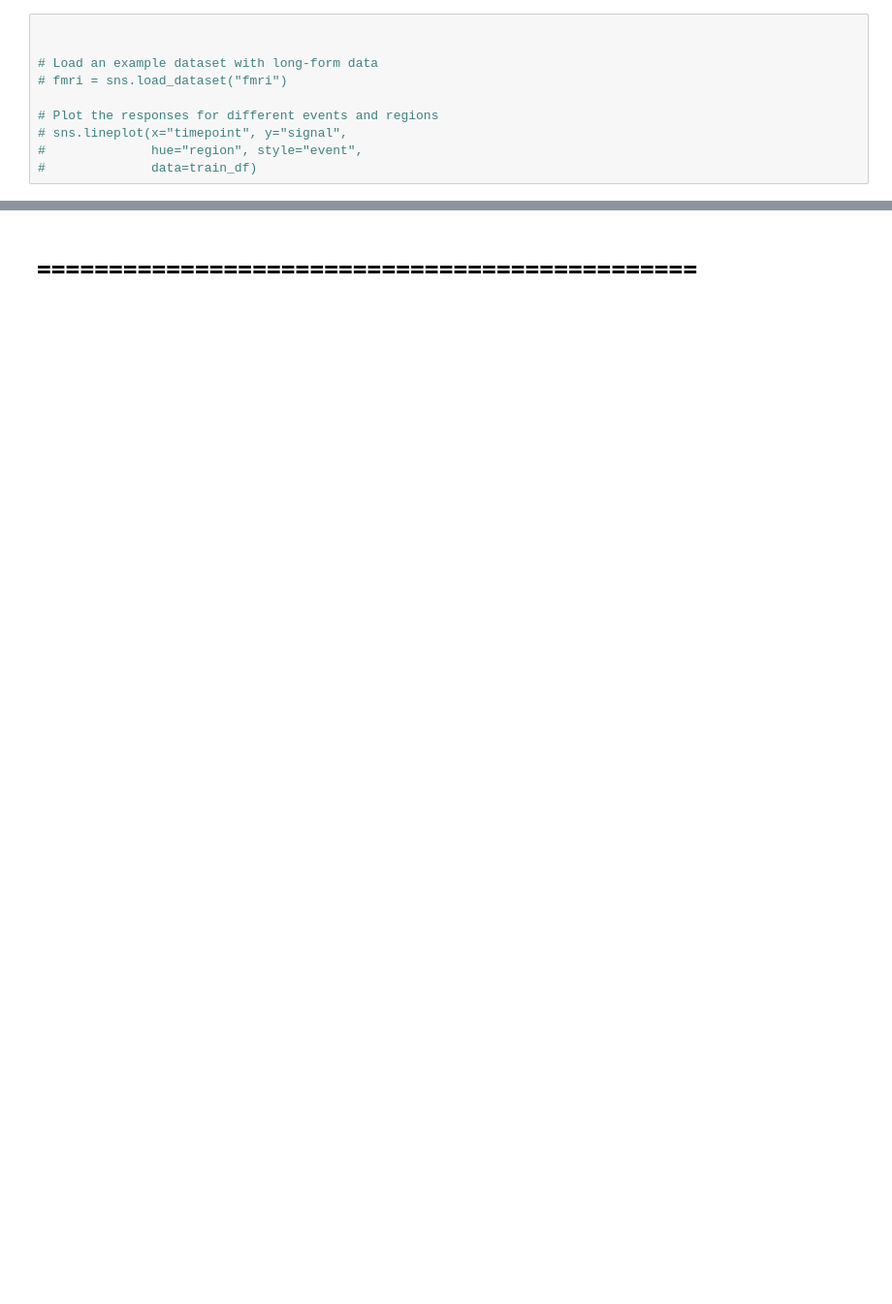
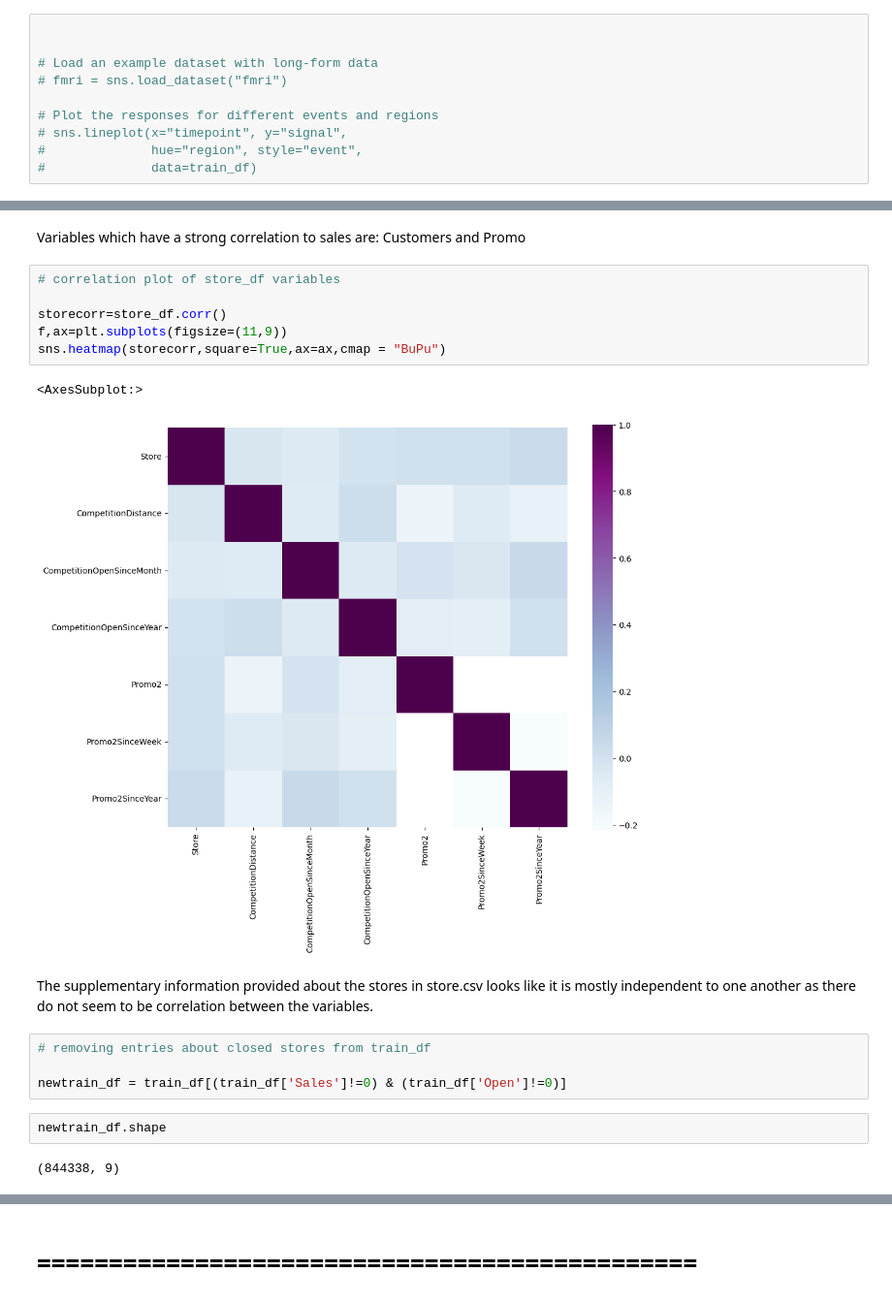
Before and after one commit to akrobi/timeseries_PharmaceuticalSalesPrediction, a Jupyter notebook: notebooks/eda.ipynb, the cells around one changed output, grey strips where cells are left out. Shown at 97% size. Saved outputs shown, nothing was run; the diff lists cells and outputs as text; blank space fills up the shorter version.

```diff
--- a/notebooks/eda.ipynb
+++ b/notebooks/eda.ipynb
@@ -274,0 +293,21 @@ Promotions are distributed similarly in both the test data (left) and the train
+# %% [markdown]
+Variables which have a strong correlation to sales are: Customers and Promo
+# %%
+# correlation plot of store_df variables
+
+storecorr=store_df.corr()
+f,ax=plt.subplots(figsize=(11,9))
+sns.heatmap(storecorr,square=True,ax=ax,cmap = "BuPu")
+# %% [output]
+<AxesSubplot:>
+[figure, added]
+# %% [markdown]
+The supplementary information provided about the stores in store.csv looks like it is mostly independent to one another as there do not seem to be correlation between the variables.
+# %%
+# removing entries about closed stores from train_df
+
+newtrain_df = train_df[(train_df['Sales']!=0) & (train_df['Open']!=0)]
+# %%
+newtrain_df.shape
+# %% [output]
+(844338, 9)
```
Also changed, not shown: parts of 15 cells of this notebook.
